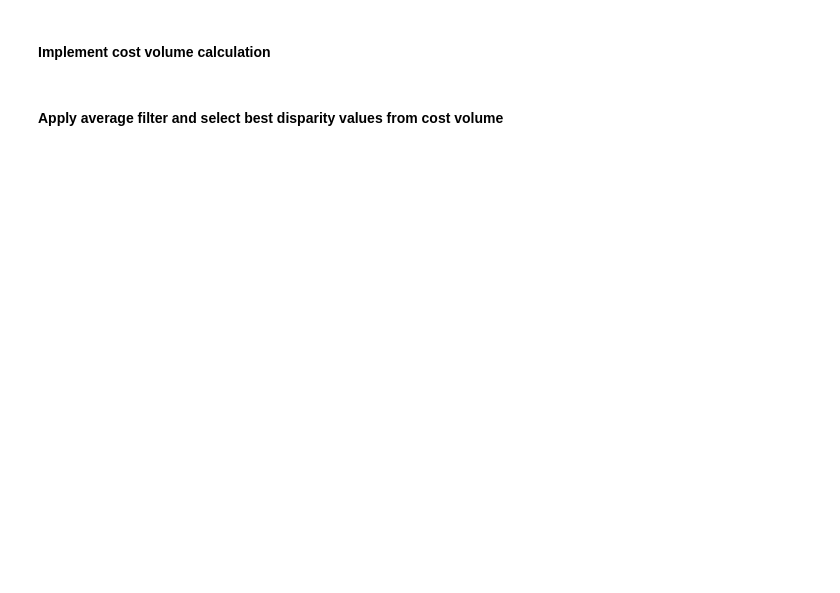
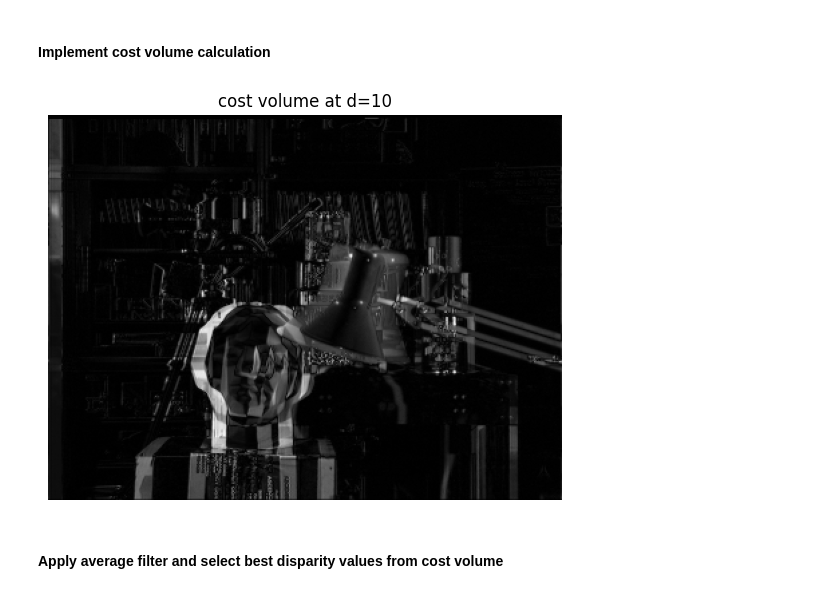
Before and after one commit to mscheiber98/StereoVision24, a Jupyter notebook: Stereo Vision - Exercise Notebook - 2024.ipynb, the cells around one changed output. Cells and saved outputs as stored; diff of their text form; code cells hidden in the pictures; blank space fills up the shorter version.

```diff
--- a/Stereo Vision - Exercise Notebook - 2024.ipynb
+++ b/Stereo Vision - Exercise Notebook - 2024.ipynb
@@ -42,10 +40,15 @@ gt_scale = 0 # HINT: find information about how to scale the ground truth dispar
 
 def read_image(image_path):
     # TODO: read input images
-    return np.zeros((100, 100, 3))
+    img = cv.imread(image_path, cv.IMREAD_UNCHANGED)
+    img = cv.cvtColor(img, cv.COLOR_RGB2BGR)
+    return img
 
 left_image = read_image(left_image_path)
 right_image = read_image(right_image_path)
+gt = read_image(gt_path)
 
 def plot_compare(image, disparity, height):
     return jupyter_compare_view.compare(image, disparity, height=height)
+
+plot_compare(left_image, right_image, 400)
@@ -52,11 +57,52 @@ def plot_compare(image, disparity, height):
 # %% [markdown]
 #### Implement cost volume calculation
 # %%
+def compute_cost_layer(left_image, right_image, disparity, alpha, Tc, Tg):
+        cost_layer = np.zeros((left_image.shape[0], left_image.shape[1]))
+
+        #translate right image according to disparity
+        num_rows, num_cols = right_image.shape[:2]
+        trans = np.float32([[1,0,disparity], [0,1,0]])
+        right_trans = cv.warpAffine(right_image, trans, (num_cols,num_rows))
+
+        #calculate pixelwise absolute color difference between left image and translated right image
+        diff_col = cv.absdiff(left_image, right_trans)
+        diff_col = np.sum(diff_col, axis=-1)
+
+        #calculate pixelwise gradient(in x direction) difference between left and translated right image
+        left_gray = cv.cvtColor(left_image, cv.COLOR_BGR2GRAY)
+        right_gray = cv.cvtColor(right_trans, cv.COLOR_BGR2GRAY)
+        kernel = np.array([[-1,0,1]])
+        grad_left = cv.filter2D(left_gray, -1, kernel)
+        grad_right = cv.filter2D(right_gray, -1, kernel)
+        diff_grad = cv.absdiff(grad_left, grad_right)
+
+        #calculate cost
+        for x in range (cost_layer.shape[0]):
+            for y in range (cost_layer.shape[1]):
+                cost_layer[x,y] = alpha * min(Tc, diff_col[x,y]) + (1- alpha) * min(Tg, diff_grad[x,y])
+
+        return cost_layer
+
 def compute_cost_volume(left_image, right_image, max_disparity, alpha, Tc, Tg):
-    # TODO: implement
-    # optional: use joblib for parallelization
-    cost_volume = np.zeros((left_image.shape[0], left_image.shape[1], max_disparity))
-    return cost_volume # (H, W, max_disparity)
+
+    #calculate cost layers parallely
+    cost_volume = Parallel(n_jobs=6)(delayed (compute_cost_layer)(left_image, right_image, d, alpha, Tc, Tg) for d in range(max_disparity+1))
+
+    #have to convert the list created by "Parallel" to np.array and reshape to fit shape (H ,W , max_disparity)
+    cost_volume = np.array(cost_volume)
+    cost_volume = np.transpose(cost_volume, (1,2,0))
+
+    return cost_volume #(H ,W , max_disparity)
+
+cost_volume =compute_cost_volume(left_image, right_image,20,1,255*3,255*3)
+
+plt.imshow(cost_volume[:,:,10], cmap="gray")
+plt.axis("off")
+plt.title("cost volume at d=10")
+plt.show()
+# %% [output]
+[figure, added]
 # %% [markdown]
 #### Apply average filter and select best disparity values from cost volume
 # %%
```
Also changed, not shown: parts of 5 cells of this notebook.
